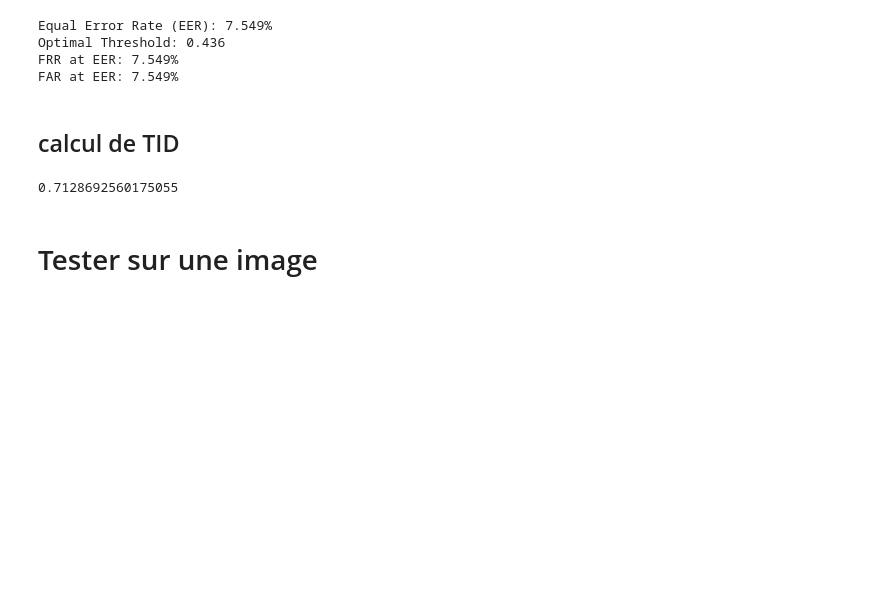
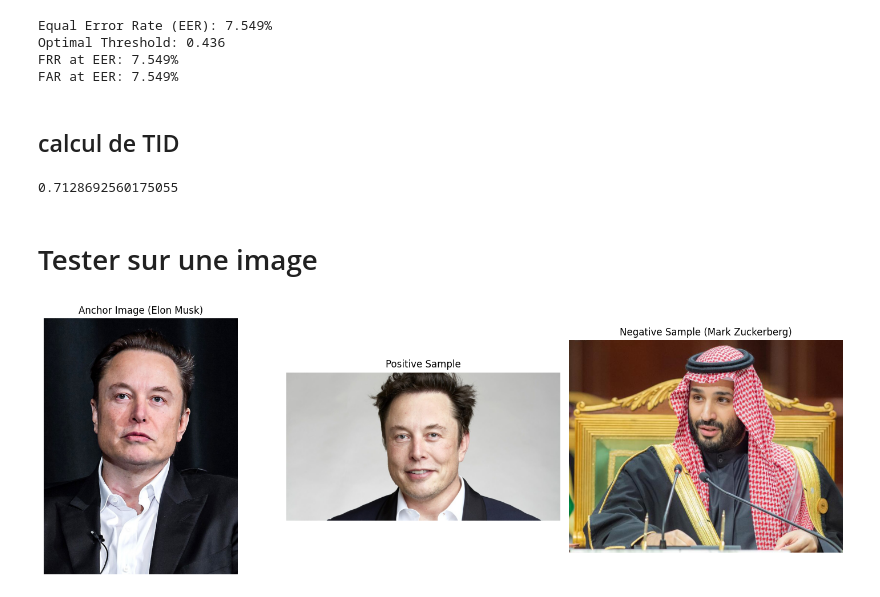
Before and after one commit to mohourzik/bio_sec, a Jupyter notebook: notebook.ipynb, the cells around one changed output. Saved outputs shown, nothing was run; the diff lists cells and outputs as text; code cells hidden in the pictures; blank space fills up the shorter version.

```diff
--- a/notebook.ipynb
+++ b/notebook.ipynb
@@ -375,6 +375,40 @@ print(tid)
 0.7128692560175055
 # %% [markdown]
 # Tester sur une image
+# %%
+import matplotlib.image as mpimg
+
+# Chemins des images
+anchor_path = "/teamspace/studios/this_studio/Bio_sec/Elon_Musk_Colorado_2022_(cropped2).jpg"
+pos_path = "/teamspace/studios/this_studio/Bio_sec/elon_pos.jpg"
+neg_path = "/teamspace/studios/this_studio/Bio_sec/ibnsalman.jpg"
+# neg_path = "/teamspace/studios/this_studio/Bio_sec/mark.jpg"
+
+# Charger les images
+anchor_img = mpimg.imread(anchor_path)
+pos_img = mpimg.imread(pos_path)
+neg_img = mpimg.imread(neg_path)
+
+# Créer une figure avec 3 sous-graphiques
+fig, axs = plt.subplots(1, 3, figsize=(15, 5))
+
+# Afficher les images
+axs[0].imshow(anchor_img)
+axs[0].set_title('Anchor Image (Elon Musk)')
+axs[0].axis('off')
+
+axs[1].imshow(pos_img)
+axs[1].set_title('Positive Sample')
+axs[1].axis('off')
+
+axs[2].imshow(neg_img)
+axs[2].set_title('Negative Sample (Mark Zuckerberg)')
+axs[2].axis('off')
+
+plt.tight_layout()
+plt.show()
+# %% [output]
+[figure, added]
 # %%
 import math
 from mtcnn import MTCNN
```
Also changed, not shown: parts of 5 cells of this notebook.
